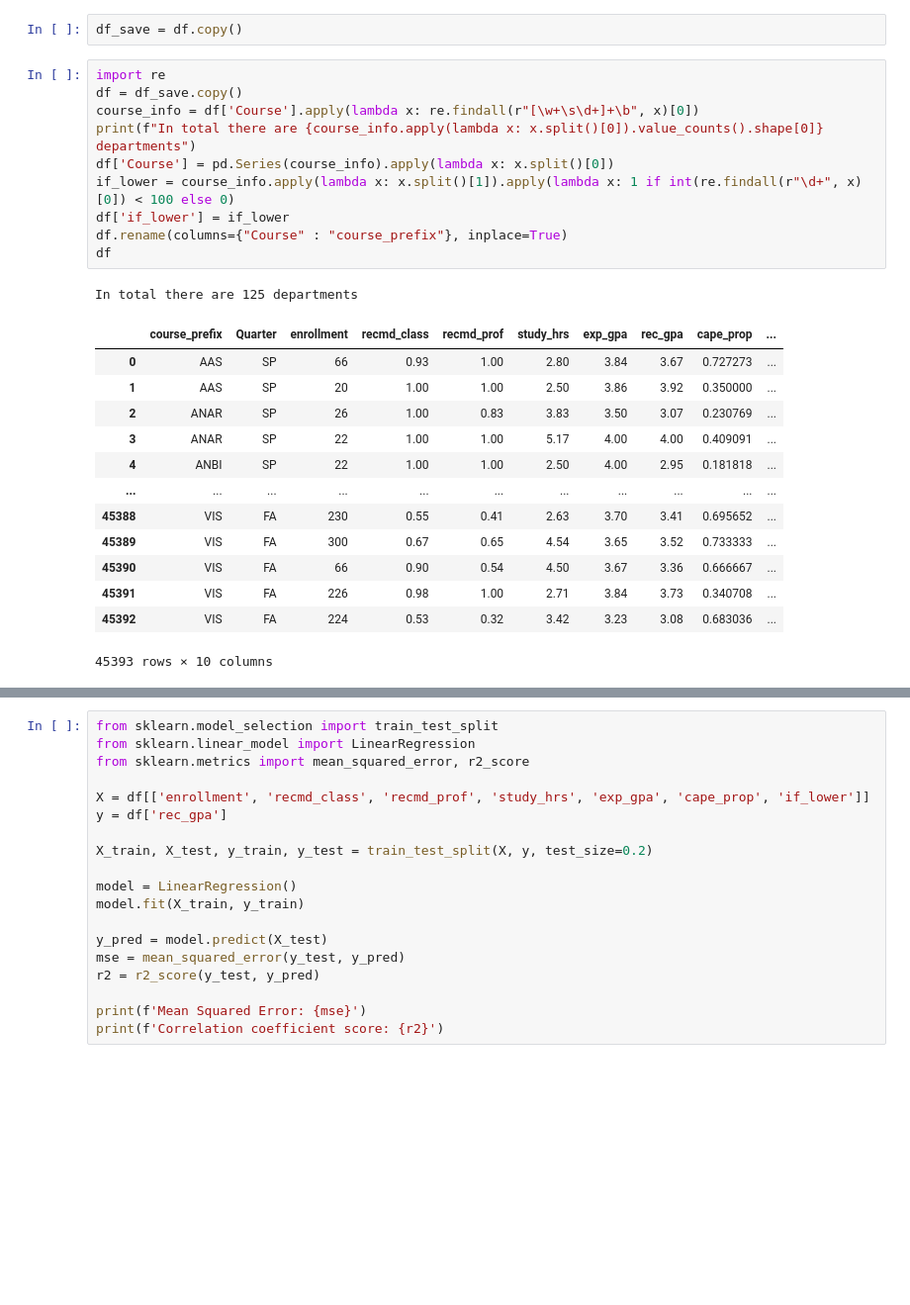
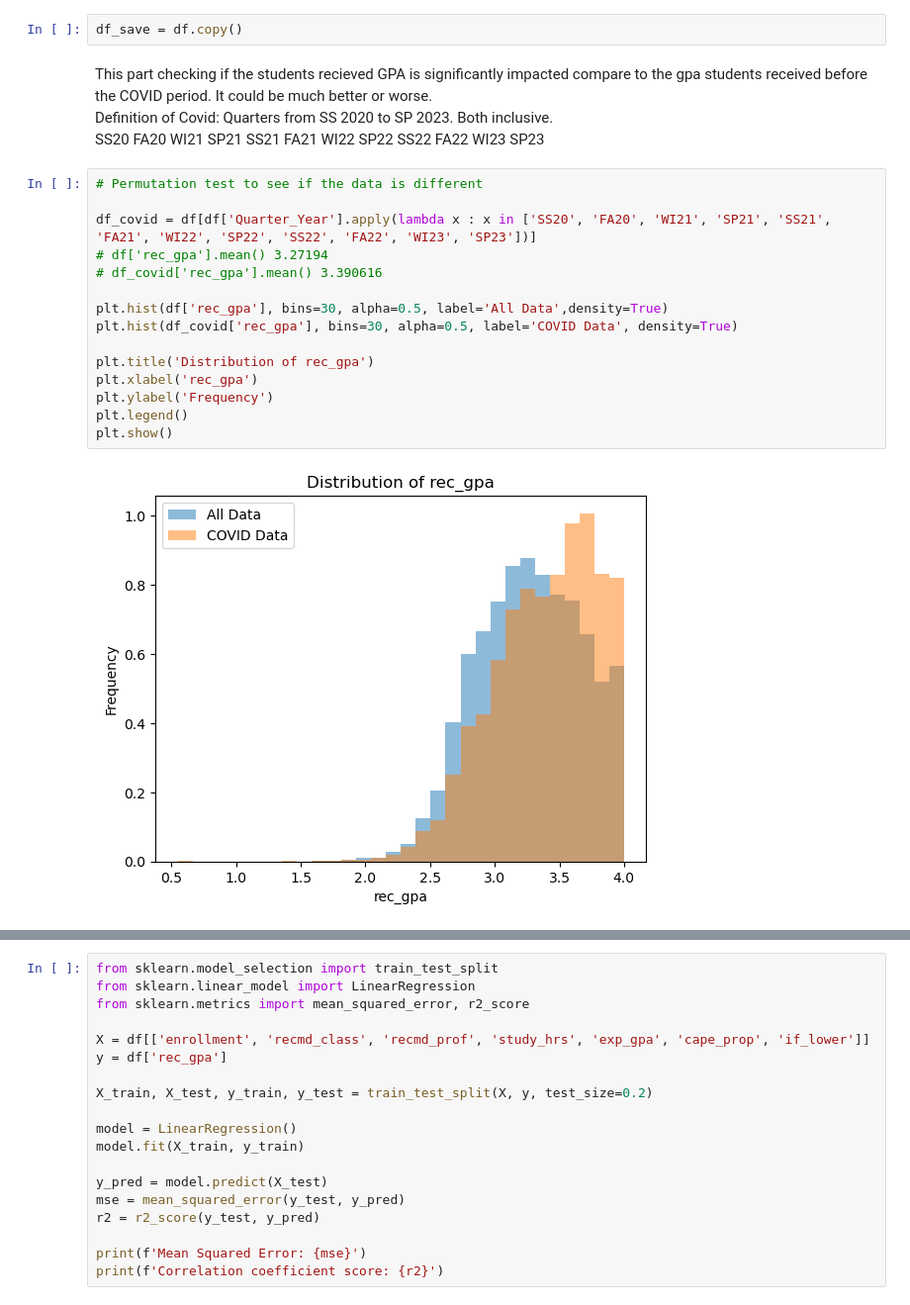
Before and after one commit to Yin-Y-M/Math-189-D12, a Jupyter notebook: Math 189 D12 Project.ipynb, the cells around one changed output, grey strips where cells are left out. Shown at 99% size. Saved outputs shown, nothing was run; the diff lists cells and outputs as text; blank space fills up the shorter version.

```diff
--- a/Math 189 D12 Project.ipynb
+++ b/Math 189 D12 Project.ipynb
@@ -145,28 +158,24 @@ VIF: cape_prop: 1.071
 My part starts here (Jiaxin Yang)
 # %%
 df_save = df.copy()
-# %%
-import re
-df = df_save.copy()
-course_info = df['Course'].apply(lambda x: re.findall(r"[\w+\s\d+]+\b", x)[0])
-print(f"In total there are {course_info.apply(lambda x: x.split()[0]).value_counts().shape[0]} departments")
-df['Course'] = pd.Series(course_info).apply(lambda x: x.split()[0])
-if_lower = course_info.apply(lambda x: x.split()[1]).apply(lambda x: 1 if int(re.findall(r"\d+", x)[0]) < 100 else 0)
-df['if_lower'] = if_lower
-df.rename(columns={"Course" : "course_prefix"}, inplace=True)
-df
-# %% [output]
-In total there are 125 departments
-|  | course_prefix | Quarter | enrollment | recmd_class | recmd_prof | study_hrs | exp_gpa | rec_gpa | cape_prop | ... |
-| 0 | AAS | SP | 66 | 0.93 | 1.00 | 2.80 | 3.84 | 3.67 | 0.727273 | ... |
-| 1 | AAS | SP | 20 | 1.00 | 1.00 | 2.50 | 3.86 | 3.92 | 0.350000 | ... |
-| 2 | ANAR | SP | 26 | 1.00 | 0.83 | 3.83 | 3.50 | 3.07 | 0.230769 | ... |
-| 3 | ANAR | SP | 22 | 1.00 | 1.00 | 5.17 | 4.00 | 4.00 | 0.409091 | ... |
-| 4 | ANBI | SP | 22 | 1.00 | 1.00 | 2.50 | 4.00 | 2.95 | 0.181818 | ... |
-| ... | ... | ... | ... | ... | ... | ... | ... | ... | ... | ... |
-| 45388 | VIS | FA | 230 | 0.55 | 0.41 | 2.63 | 3.70 | 3.41 | 0.695652 | ... |
-| 45389 | VIS | FA | 300 | 0.67 | 0.65 | 4.54 | 3.65 | 3.52 | 0.733333 | ... |
-| 45390 | VIS | FA | 66 | 0.90 | 0.54 | 4.50 | 3.67 | 3.36 | 0.666667 | ... |
-| 45391 | VIS | FA | 226 | 0.98 | 1.00 | 2.71 | 3.84 | 3.73 | 0.340708 | ... |
-| 45392 | VIS | FA | 224 | 0.53 | 0.32 | 3.42 | 3.23 | 3.08 | 0.683036 | ... |
-45393 rows × 10 columns
+# %% [markdown]
+This part checking if the students recieved GPA is significantly impacted compare to the gpa students received before the COVID period. It could be much better or worse.
+Definition of Covid: Quarters from SS 2020 to SP 2023. Both inclusive.
+SS20 FA20 WI21 SP21 SS21 FA21 WI22 SP22 SS22 FA22 WI23 SP23
+# %%
+# Permutation test to see if the data is different
+
+df_covid = df[df['Quarter_Year'].apply(lambda x : x in ['SS20', 'FA20', 'WI21', 'SP21', 'SS21', 'FA21', 'WI22', 'SP22', 'SS22', 'FA22', 'WI23', 'SP23'])]
+# df['rec_gpa'].mean() 3.27194
+# df_covid['rec_gpa'].mean() 3.390616
+
+plt.hist(df['rec_gpa'], bins=30, alpha=0.5, label='All Data',density=True)
+plt.hist(df_covid['rec_gpa'], bins=30, alpha=0.5, label='COVID Data', density=True)
+
+plt.title('Distribution of rec_gpa')
+plt.xlabel('rec_gpa')
+plt.ylabel('Frequency')
+plt.legend()
+plt.show()
+# %% [output]
+[figure, added]
```
Also changed, not shown: parts of 8 cells of this notebook.
